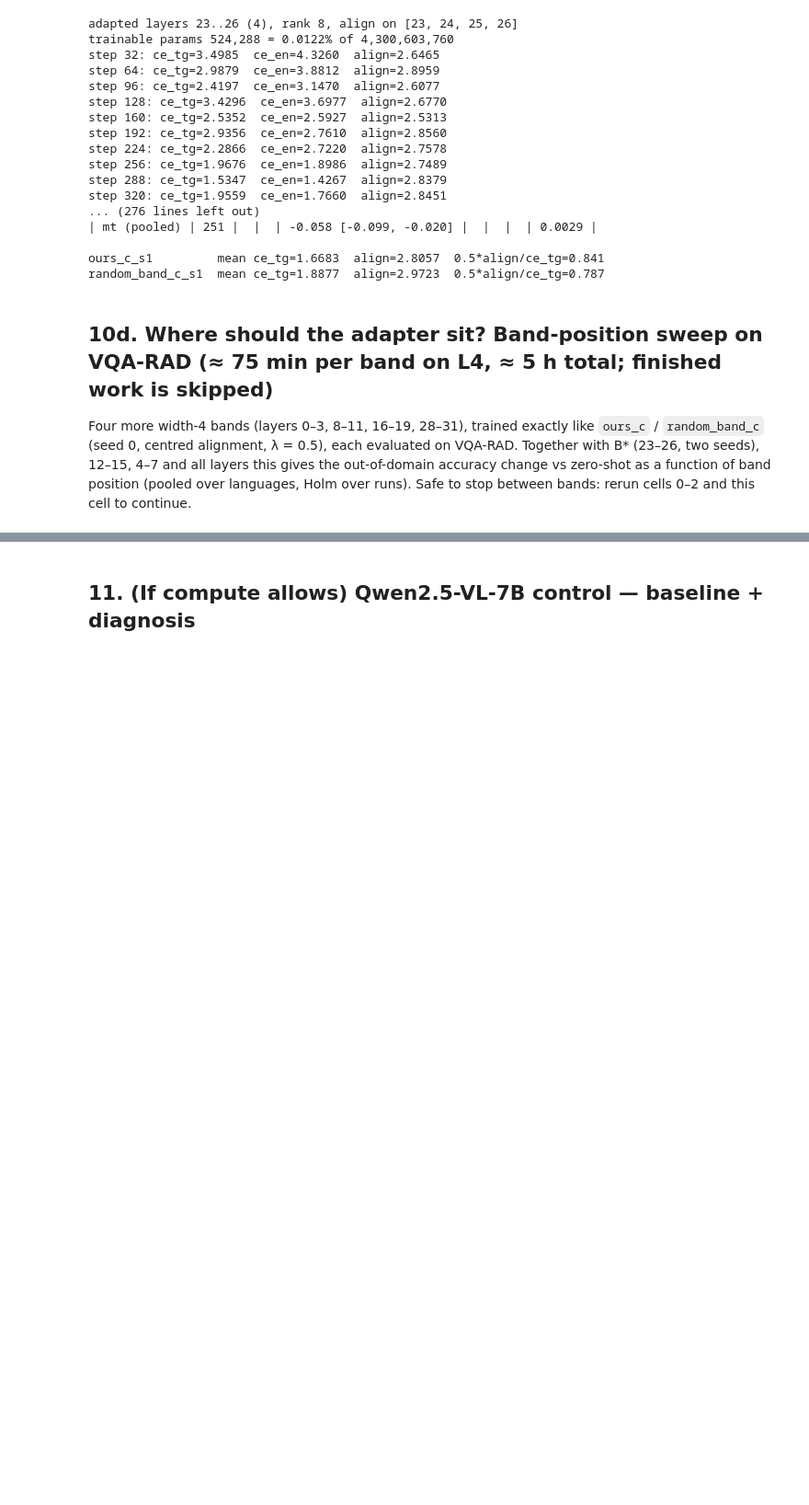
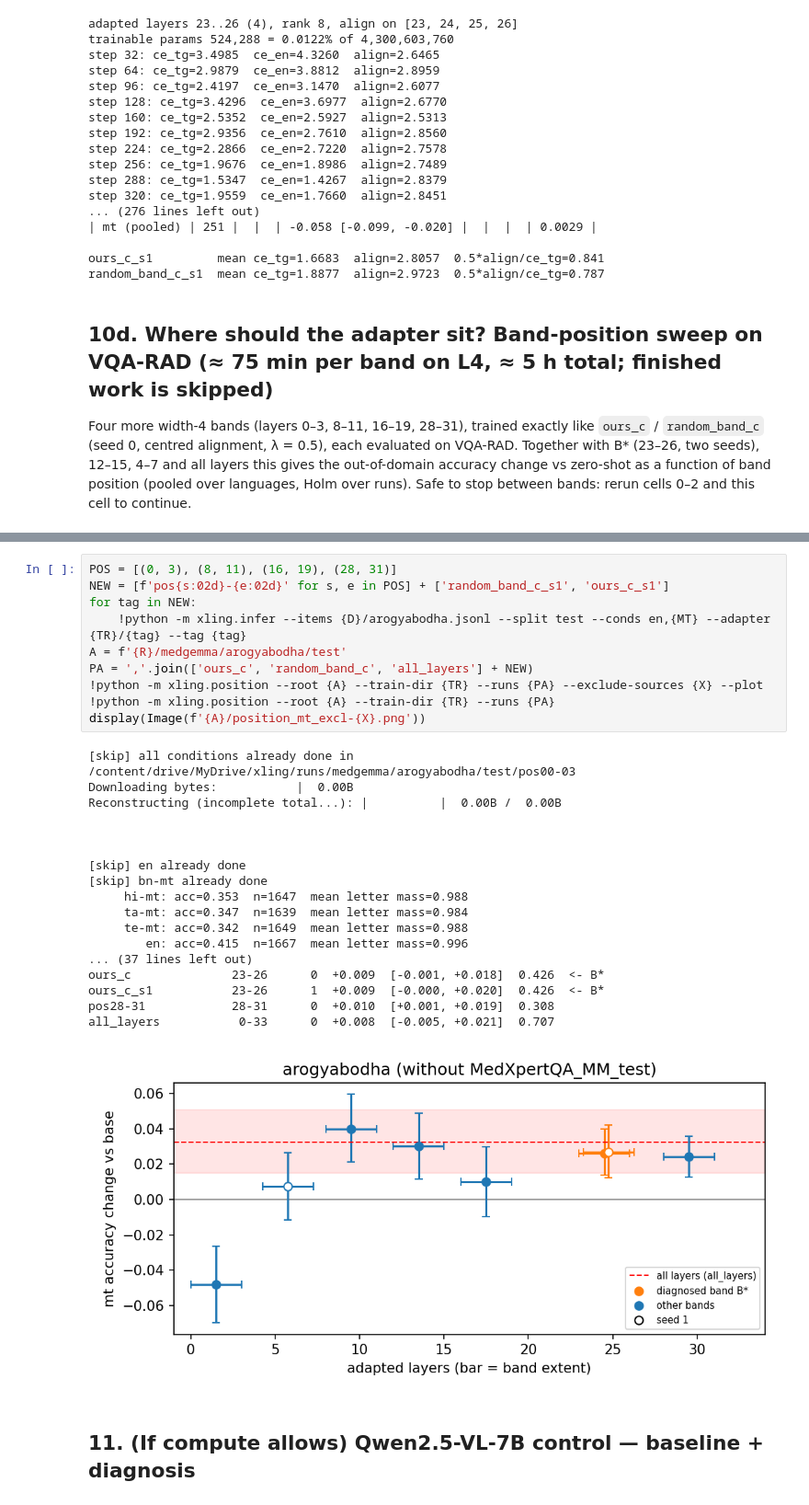
Before and after one commit to sayantansikdar/indic-medvqa-xling, a Jupyter notebook: notebooks/run_colab.ipynb, the cells around one changed output, grey strips where cells are left out. Shown at 92% size. Drawn from its saved outputs; the diff is of its cells as text; blank space fills up the shorter version.

```diff
--- a/notebooks/run_colab.ipynb
+++ b/notebooks/run_colab.ipynb
@@ -286,3 +272,32 @@ all_layers           0-33      0  -0.114  [-0.172, -0.054]  0.0035
+# %%
+POS = [(0, 3), (8, 11), (16, 19), (28, 31)]
+NEW = [f'pos{s:02d}-{e:02d}' for s, e in POS] + ['random_band_c_s1', 'ours_c_s1']
+for tag in NEW:
+    !python -m xling.infer --items {D}/arogyabodha.jsonl --split test --conds en,{MT} --adapter {TR}/{tag} --tag {tag}
+A = f'{R}/medgemma/arogyabodha/test'
+PA = ','.join(['ours_c', 'random_band_c', 'all_layers'] + NEW)
+!python -m xling.position --root {A} --train-dir {TR} --runs {PA} --exclude-sources {X} --plot
+!python -m xling.position --root {A} --train-dir {TR} --runs {PA}
+display(Image(f'{A}/position_mt_excl-{X}.png'))
+# %% [output]
+[skip] all conditions already done in /content/drive/MyDrive/xling/runs/medgemma/arogyabodha/test/pos00-03
+Downloading bytes:           |  0.00B
+Reconstructing (incomplete total...): |          |  0.00B /  0.00B
+
+
+
+[skip] en already done
+[skip] bn-mt already done
+     hi-mt: acc=0.353  n=1647  mean letter mass=0.988
+     ta-mt: acc=0.347  n=1639  mean letter mass=0.984
+     te-mt: acc=0.342  n=1649  mean letter mass=0.988
+        en: acc=0.415  n=1667  mean letter mass=0.996
+... (37 lines left out)
+ours_c              23-26      0  +0.009  [-0.001, +0.018]  0.426  <- B*
+ours_c_s1           23-26      1  +0.009  [-0.000, +0.020]  0.426  <- B*
+pos28-31            28-31      0  +0.010  [+0.001, +0.019]  0.308
+all_layers           0-33      0  +0.008  [-0.005, +0.021]  0.707
+[figure, added]
 # %% [markdown]
 ## 11. (If compute allows) Qwen2.5-VL-7B control — baseline + diagnosis
 # %%
```
Also changed, not shown: parts of 4 cells of this notebook.
